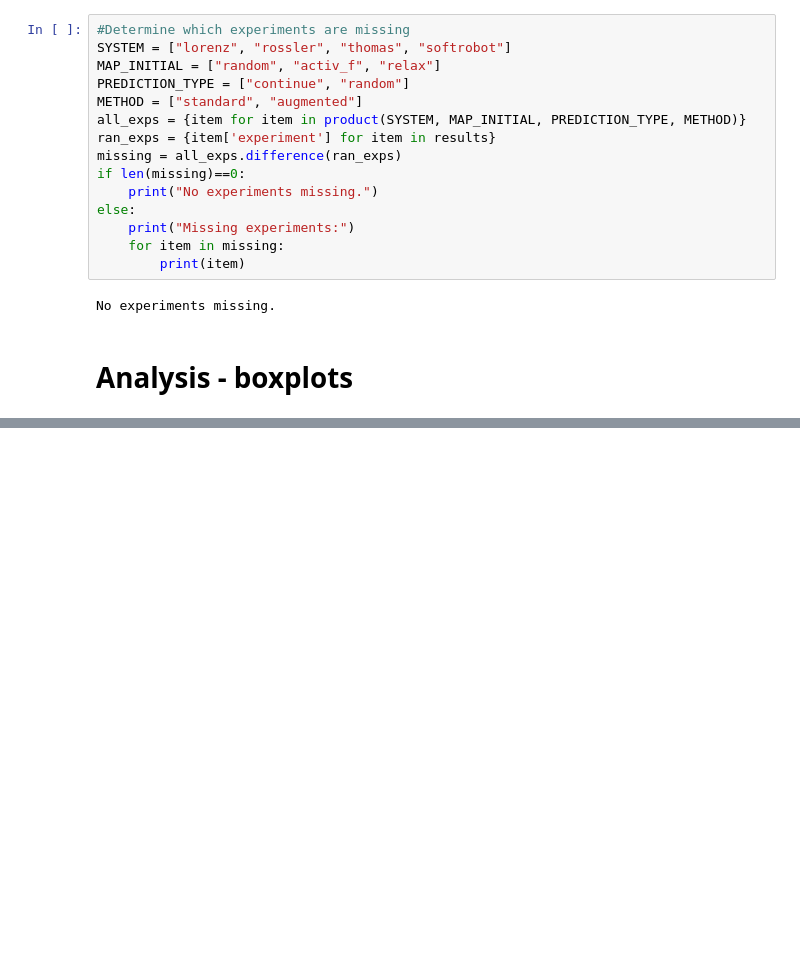
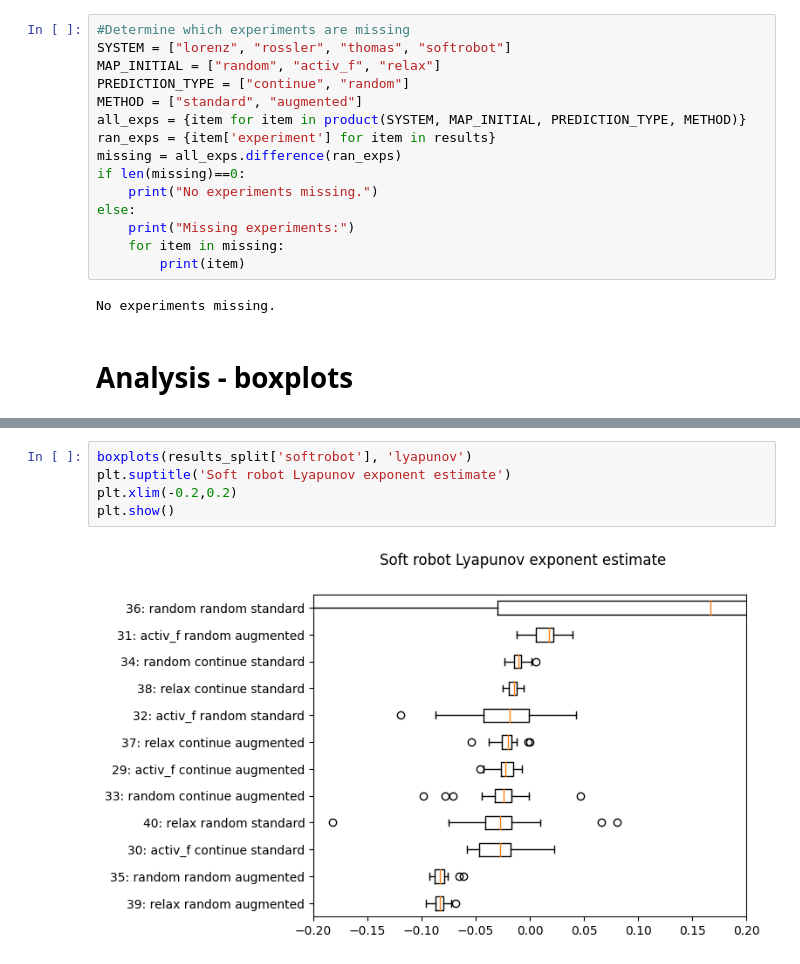
Before and after one commit to djpasseyjr/RCInitialCond, a Jupyter notebook: Notebooks/Results-boxplots.ipynb, the cells around one changed output, grey strips where cells are left out. Drawn from its saved outputs; the diff is of its cells as text; blank space fills up the shorter version.

```diff
--- a/Notebooks/Results-boxplots.ipynb
+++ b/Notebooks/Results-boxplots.ipynb
@@ -141,0 +170,7 @@ plt.show()
+# %%
+boxplots(results_split['softrobot'], 'lyapunov')
+plt.suptitle('Soft robot Lyapunov exponent estimate')
+plt.xlim(-0.2,0.2)
+plt.show()
+# %% [output]
+[figure, added]
```
Also changed, not shown: parts of 13 cells of this notebook.
